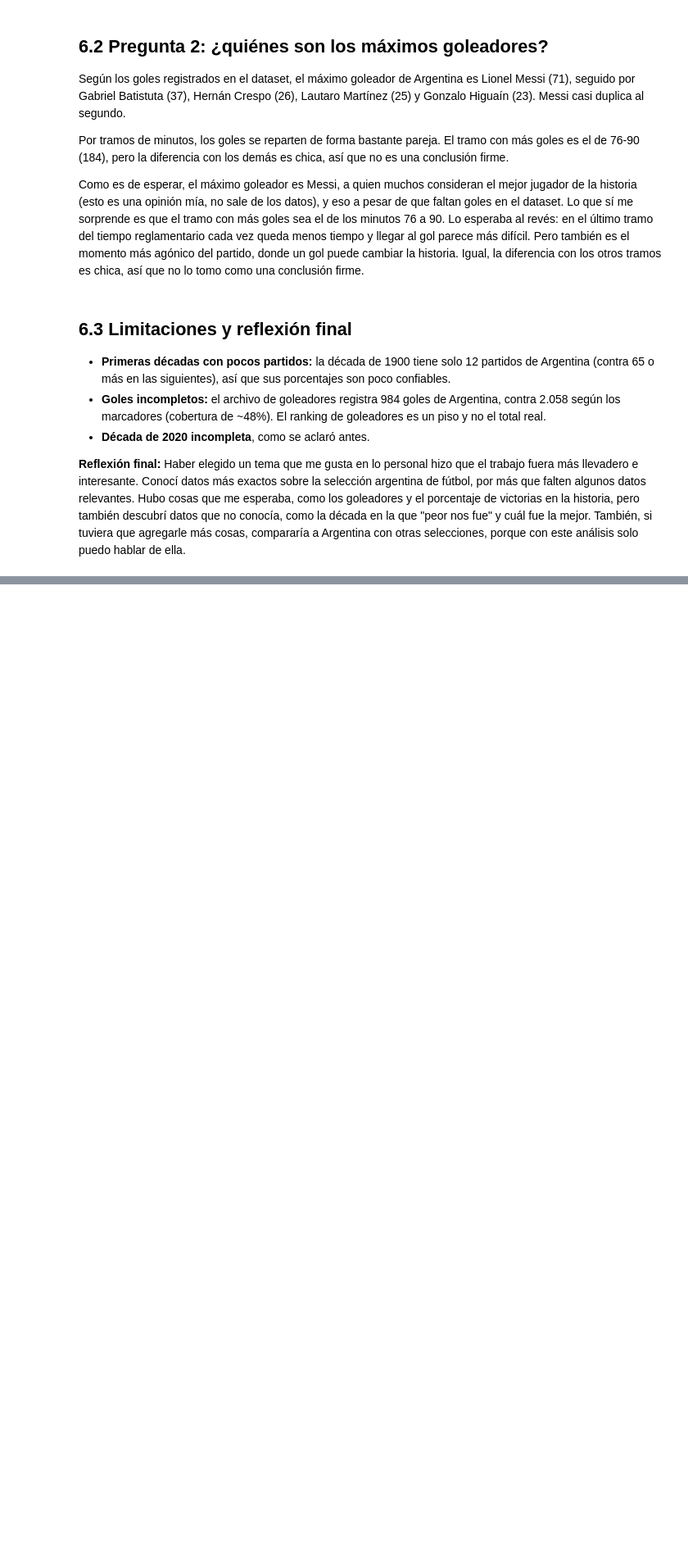
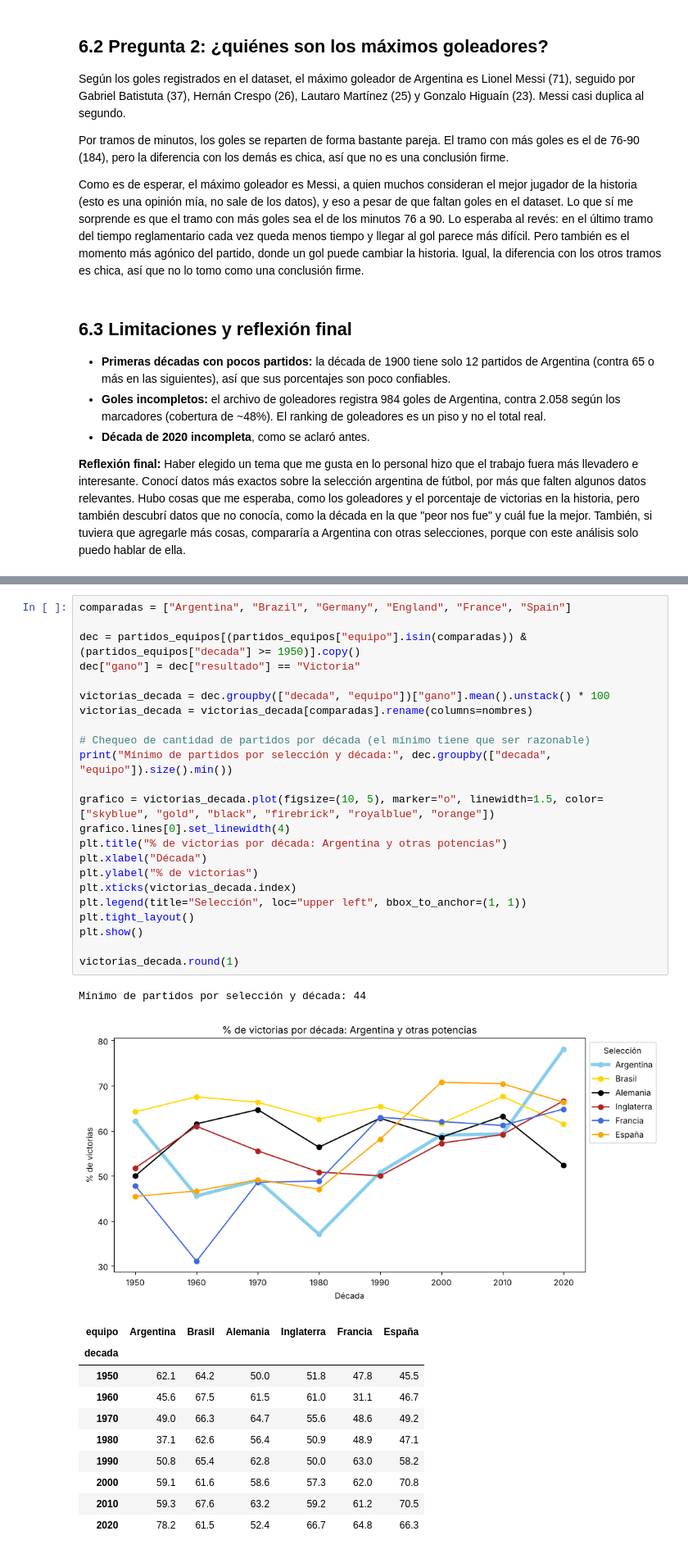
Before and after one commit to JanezSersen07/analisis-seleccion-argentina, a Jupyter notebook: analisis-argentina.ipynb, the cells around one changed output, grey strips where cells are left out. Shown at 82% size. Drawn from its saved outputs; the diff is of its cells as text; blank space fills up the shorter version.

```diff
--- a/analisis-argentina.ipynb
+++ b/analisis-argentina.ipynb
@@ -390,0 +507,36 @@ También, si tuviera que agregarle más cosas, compararía a Argentina con otras
+# %%
+comparadas = ["Argentina", "Brazil", "Germany", "England", "France", "Spain"]
+
+dec = partidos_equipos[(partidos_equipos["equipo"].isin(comparadas)) & (partidos_equipos["decada"] >= 1950)].copy()
+dec["gano"] = dec["resultado"] == "Victoria"
+
+victorias_decada = dec.groupby(["decada", "equipo"])["gano"].mean().unstack() * 100
+victorias_decada = victorias_decada[comparadas].rename(columns=nombres)
+
+# Chequeo de cantidad de partidos por década (el mínimo tiene que ser razonable)
+print("Mínimo de partidos por selección y década:", dec.groupby(["decada", "equipo"]).size().min())
+
+grafico = victorias_decada.plot(figsize=(10, 5), marker="o", linewidth=1.5, color=["skyblue", "gold", "black", "firebrick", "royalblue", "orange"])
+grafico.lines[0].set_linewidth(4)
+plt.title("% de victorias por década: Argentina y otras potencias")
+plt.xlabel("Década")
+plt.ylabel("% de victorias")
+plt.xticks(victorias_decada.index)
+plt.legend(title="Selección", loc="upper left", bbox_to_anchor=(1, 1))
+plt.tight_layout()
+plt.show()
+
+victorias_decada.round(1)
+# %% [output]
+Mínimo de partidos por selección y década: 44
+[figure, added]
+| equipo | Argentina | Brasil | Alemania | Inglaterra | Francia | España |
+| decada |  |  |  |  |  |  |
+| 1950 | 62.1 | 64.2 | 50.0 | 51.8 | 47.8 | 45.5 |
+| 1960 | 45.6 | 67.5 | 61.5 | 61.0 | 31.1 | 46.7 |
+| 1970 | 49.0 | 66.3 | 64.7 | 55.6 | 48.6 | 49.2 |
+| 1980 | 37.1 | 62.6 | 56.4 | 50.9 | 48.9 | 47.1 |
+| 1990 | 50.8 | 65.4 | 62.8 | 50.0 | 63.0 | 58.2 |
+| 2000 | 59.1 | 61.6 | 58.6 | 57.3 | 62.0 | 70.8 |
+| 2010 | 59.3 | 67.6 | 63.2 | 59.2 | 61.2 | 70.5 |
+| 2020 | 78.2 | 61.5 | 52.4 | 66.7 | 64.8 | 66.3 |
```
Also changed, not shown: parts of 16 cells of this notebook, 1 other file.
